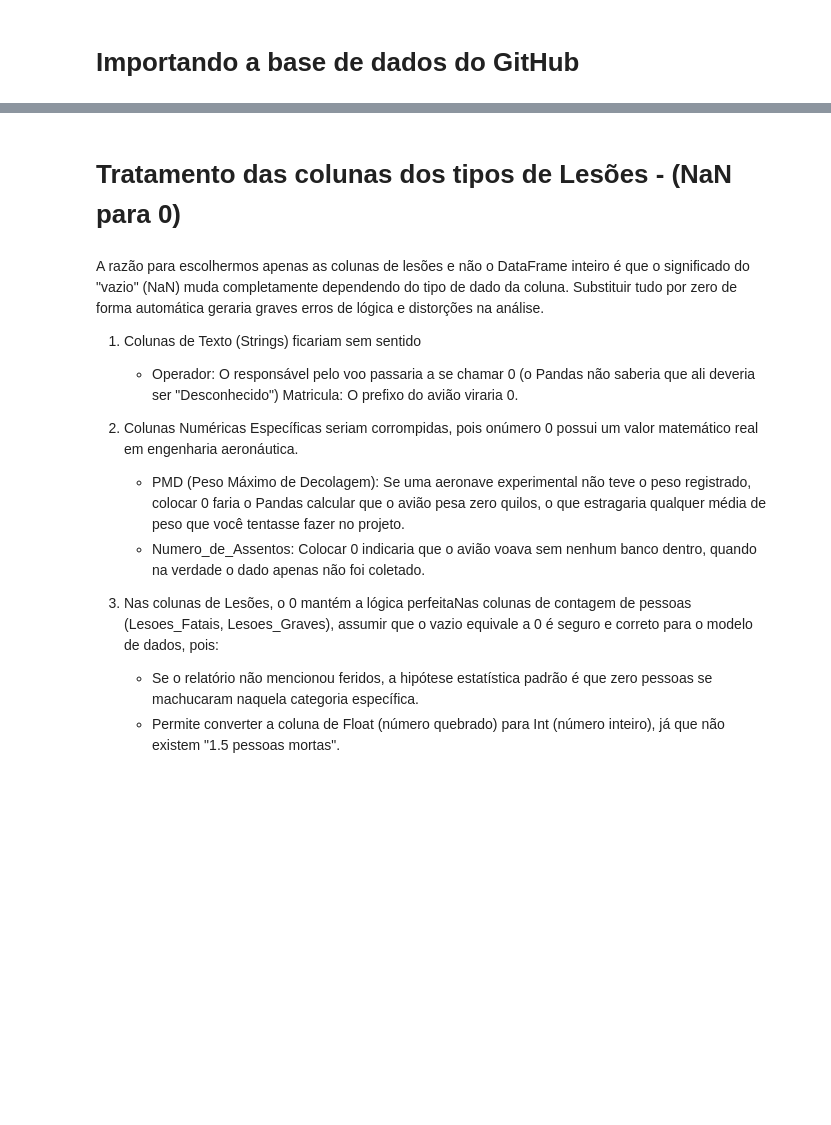
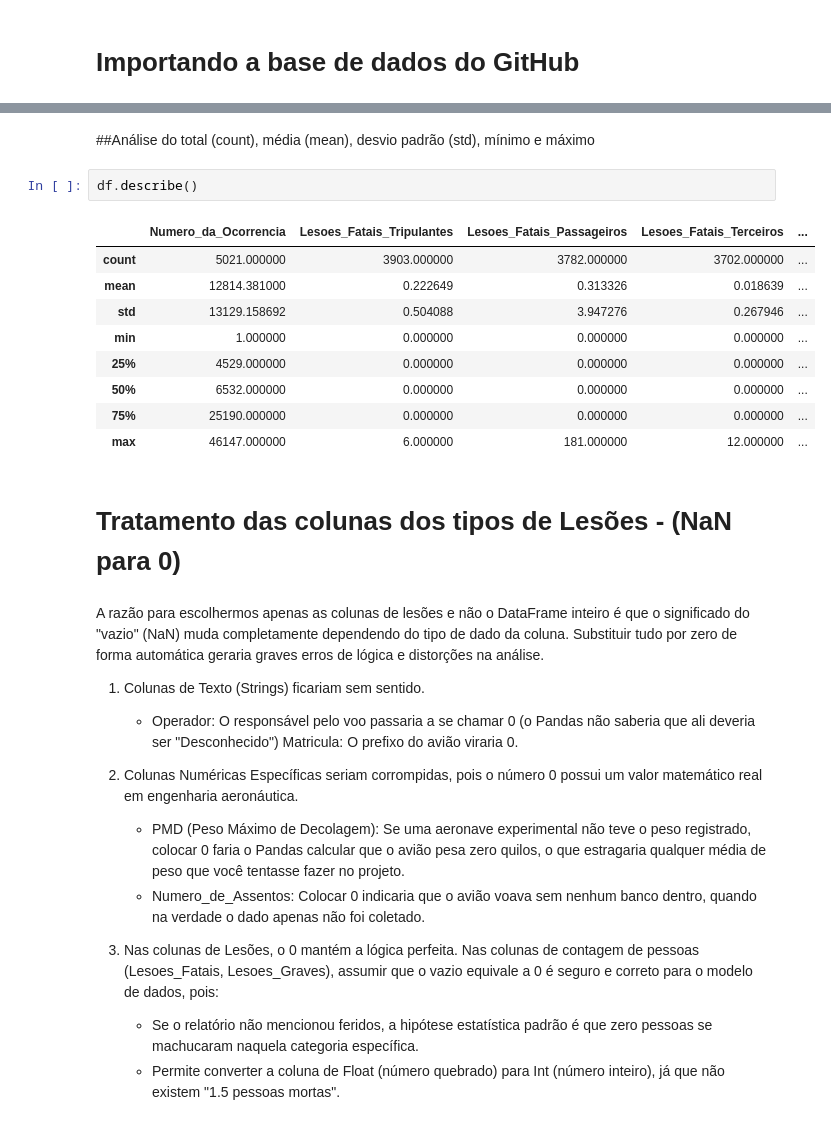
Before and after one commit to Jobanu/Projeto-Final-DS-PY-004, a Jupyter notebook: analise.ipynb, the cells around one changed output, grey strips where cells are left out. Cells and saved outputs as stored; diff of their text form; blank space fills up the shorter version.

```diff
--- a/analise.ipynb
+++ b/analise.ipynb
@@ -39,19 +72,33 @@ df.head()
+# %% [markdown]
+##Análise do total (count), média (mean), desvio padrão (std), mínimo e máximo
+# %%
+df.describe()
+# %% [output]
+|  | Numero_da_Ocorrencia | Lesoes_Fatais_Tripulantes | Lesoes_Fatais_Passageiros | Lesoes_Fatais_Terceiros | ... |
+| count | 5021.000000 | 3903.000000 | 3782.000000 | 3702.000000 | ... |
+| mean | 12814.381000 | 0.222649 | 0.313326 | 0.018639 | ... |
+| std | 13129.158692 | 0.504088 | 3.947276 | 0.267946 | ... |
+| min | 1.000000 | 0.000000 | 0.000000 | 0.000000 | ... |
+| 25% | 4529.000000 | 0.000000 | 0.000000 | 0.000000 | ... |
+| 50% | 6532.000000 | 0.000000 | 0.000000 | 0.000000 | ... |
+| 75% | 25190.000000 | 0.000000 | 0.000000 | 0.000000 | ... |
+| max | 46147.000000 | 6.000000 | 181.000000 | 12.000000 | ... |
 # %% [markdown]
 # Tratamento das colunas dos tipos de Lesões - (NaN para 0)
 # %% [markdown]
 A razão para escolhermos apenas as colunas de lesões e não o DataFrame inteiro é que o significado do "vazio" (NaN) muda completamente dependendo do tipo de dado da coluna. Substituir tudo por zero de forma automática geraria graves erros de lógica e distorções na análise.
 
-1. Colunas de Texto (Strings) ficariam sem sentido
+1. Colunas de Texto (Strings) ficariam sem sentido.
 
     - Operador: O responsável pelo voo passaria a se chamar 0 (o Pandas não saberia que ali deveria ser "Desconhecido")
     Matricula: O prefixo do avião viraria 0.
 
-2. Colunas Numéricas Específicas seriam corrompidas, pois onúmero 0 possui um valor matemático real em engenharia aeronáutica.
+2. Colunas Numéricas Específicas seriam corrompidas, pois o número 0 possui um valor matemático real em engenharia aeronáutica.
 
     - PMD (Peso Máximo de Decolagem): Se uma aeronave experimental não teve o peso registrado, colocar 0 faria o Pandas calcular que o avião pesa zero quilos, o que estragaria qualquer média de peso que você tentasse fazer no projeto.
     - Numero_de_Assentos: Colocar 0 indicaria que o avião voava sem nenhum banco dentro, quando na verdade o dado apenas não foi coletado.
 
-3. Nas colunas de Lesões, o 0 mantém a lógica perfeitaNas colunas de contagem de pessoas (Lesoes_Fatais, Lesoes_Graves), assumir que o vazio equivale a 0 é seguro e correto para o modelo de dados, pois:
+3. Nas colunas de Lesões, o 0 mantém a lógica perfeita. Nas colunas de contagem de pessoas (Lesoes_Fatais, Lesoes_Graves), assumir que o vazio equivale a 0 é seguro e correto para o modelo de dados, pois:
 
     - Se o relatório não mencionou feridos, a hipótese estatística padrão é que zero pessoas se machucaram naquela categoria específica.
     - Permite converter a coluna de Float (número quebrado) para Int (número inteiro), já que não existem "1.5 pessoas mortas".
```
Also changed, not shown: parts of 11 cells of this notebook.
